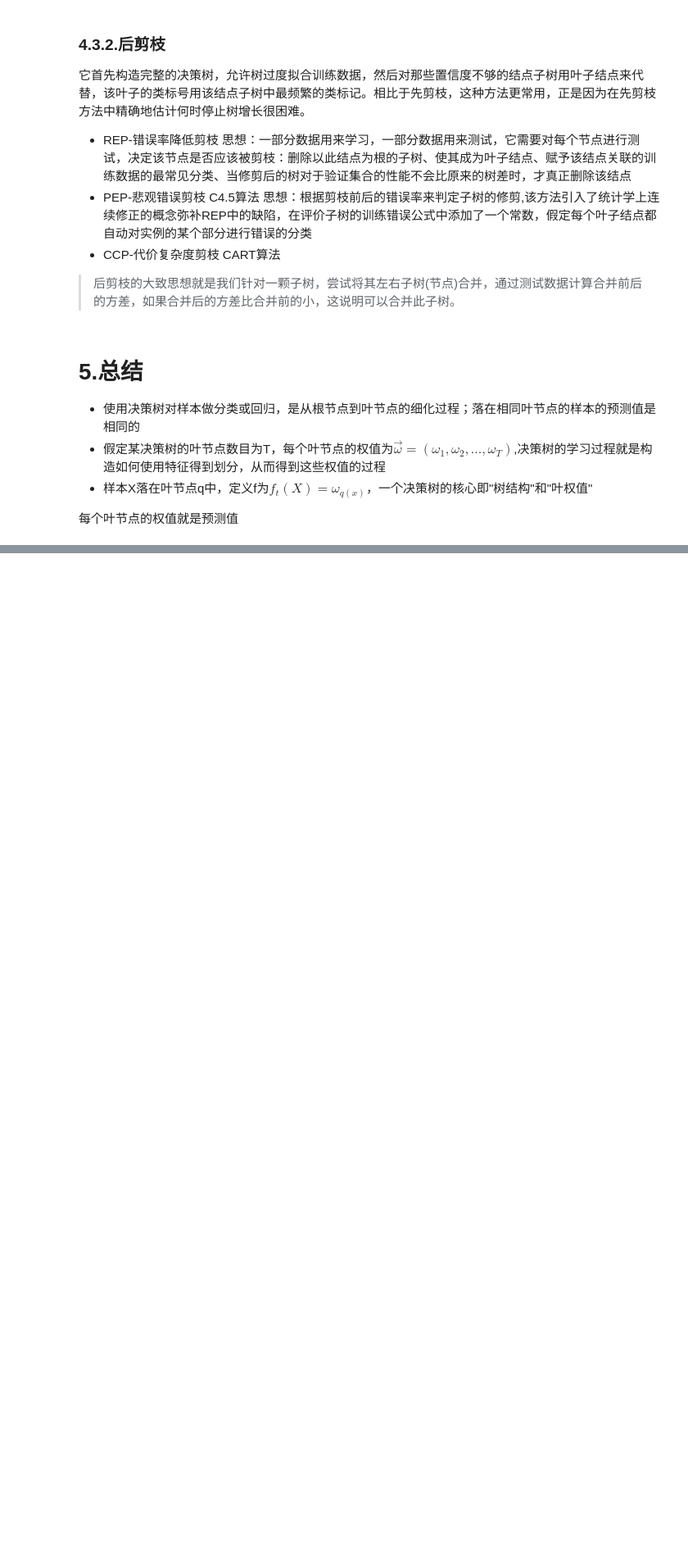
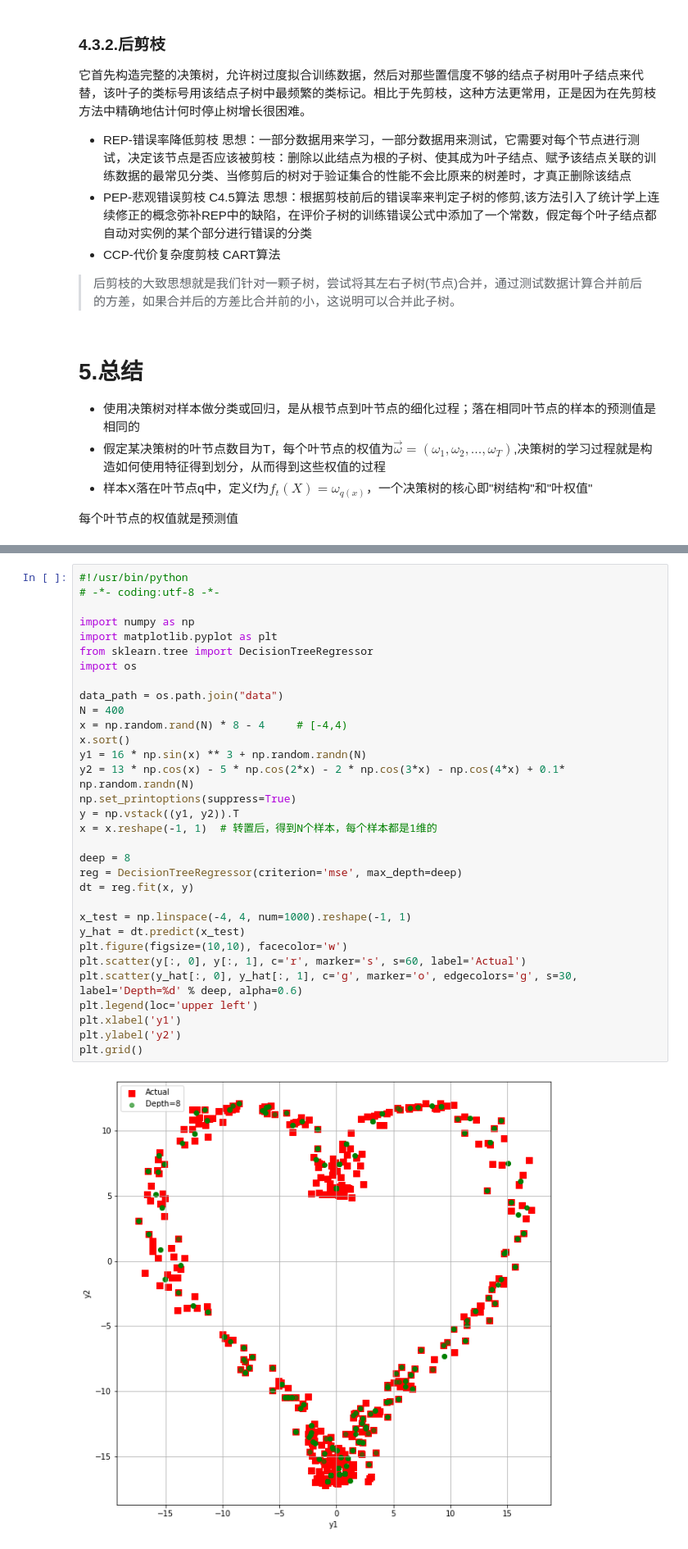
Before and after one commit to JJZHK-AI/AIKnowledgeBase, a Jupyter notebook: 02.机器学习/04.决策树.ipynb, the cells around one changed output, grey strips where cells are left out. Shown at 82% size. Drawn from its saved outputs; the diff is of its cells as text; blank space fills up the shorter version.

```diff
--- a/02.机器学习/04.决策树.ipynb
+++ b/02.机器学习/04.决策树.ipynb
@@ -201,0 +289,34 @@ $$
+# %%
+#!/usr/bin/python
+# -*- coding:utf-8 -*-
+
+import numpy as np
+import matplotlib.pyplot as plt
+from sklearn.tree import DecisionTreeRegressor
+import os
+
+data_path = os.path.join("data")
+N = 400
+x = np.random.rand(N) * 8 - 4     # [-4,4)
+x.sort()
+y1 = 16 * np.sin(x) ** 3 + np.random.randn(N)
+y2 = 13 * np.cos(x) - 5 * np.cos(2*x) - 2 * np.cos(3*x) - np.cos(4*x) + 0.1* np.random.randn(N)
+np.set_printoptions(suppress=True)
+y = np.vstack((y1, y2)).T
+x = x.reshape(-1, 1)  # 转置后，得到N个样本，每个样本都是1维的
+
+deep = 8
+reg = DecisionTreeRegressor(criterion='mse', max_depth=deep)
+dt = reg.fit(x, y)
+
+x_test = np.linspace(-4, 4, num=1000).reshape(-1, 1)
+y_hat = dt.predict(x_test)
+plt.figure(figsize=(10,10), facecolor='w')
+plt.scatter(y[:, 0], y[:, 1], c='r', marker='s', s=60, label='Actual')
+plt.scatter(y_hat[:, 0], y_hat[:, 1], c='g', marker='o', edgecolors='g', s=30, label='Depth=%d' % deep, alpha=0.6)
+plt.legend(loc='upper left')
+plt.xlabel('y1')
+plt.ylabel('y2')
+plt.grid()
+# %% [output]
+[figure, added]
```
Also changed, not shown: parts of 9 cells of this notebook, 4 other files.
